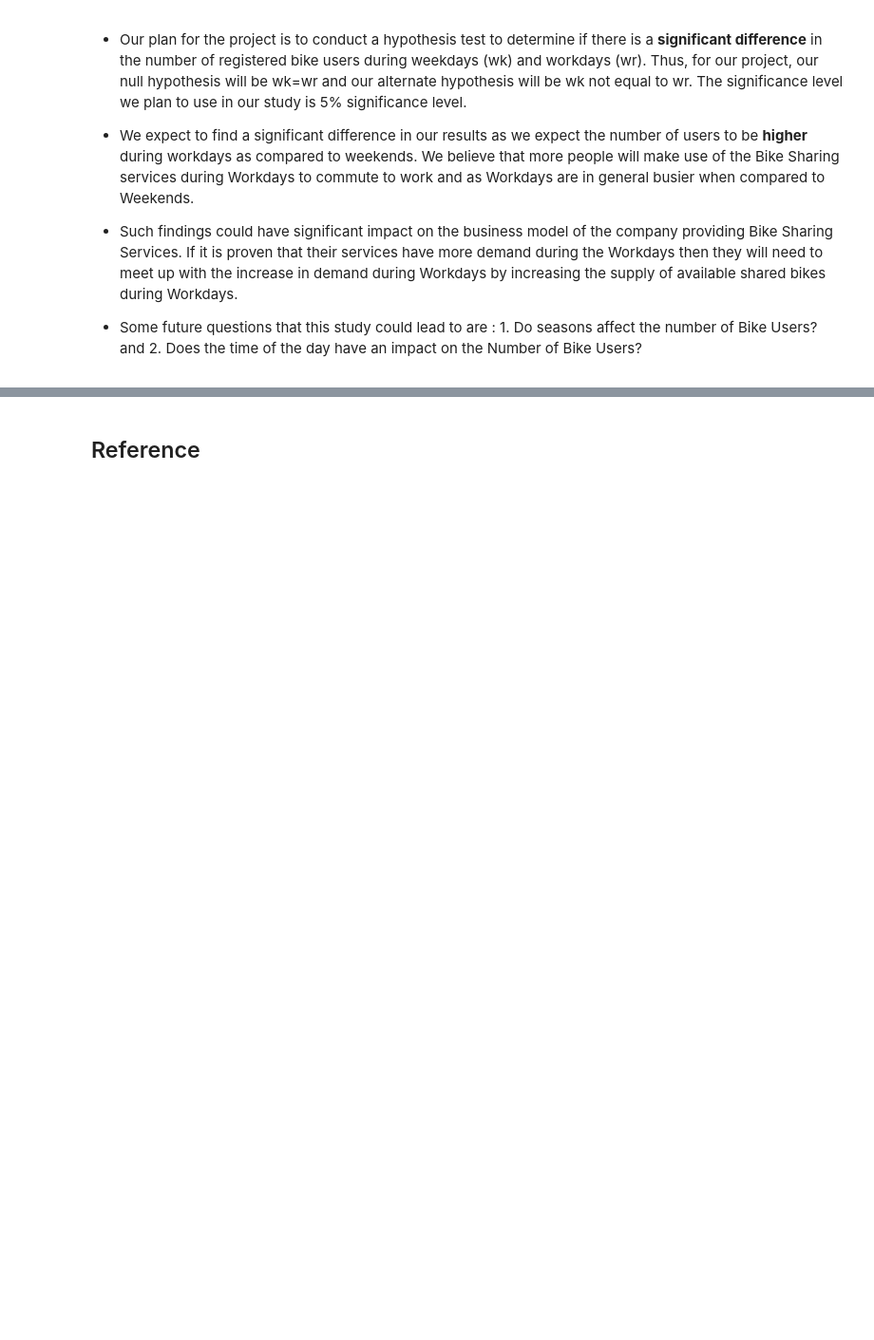
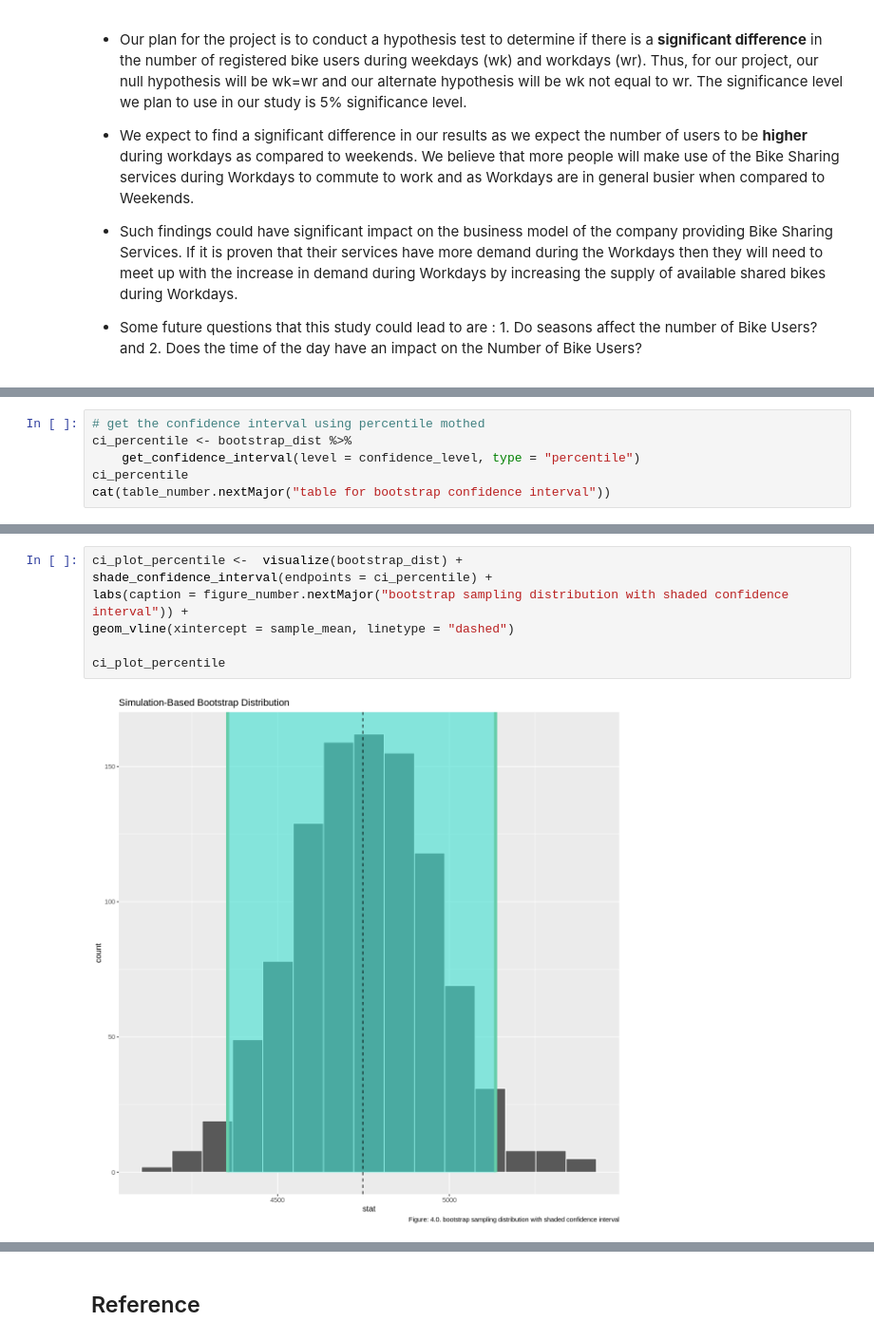
Before and after one commit to Sparsh16/STAT-201-Group-Project, a Jupyter notebook: Proposal.ipynb, the cells around one changed output, grey strips where cells are left out. Shown at 95% size. Saved outputs shown, nothing was run; the diff lists cells and outputs as text; blank space fills up the shorter version.

```diff
--- a/Proposal.ipynb
+++ b/Proposal.ipynb
@@ -180,0 +235,6 @@ A tibble: 3 × 3
+# %%
+# get the confidence interval using percentile mothed
+ci_percentile <- bootstrap_dist %>%
+    get_confidence_interval(level = confidence_level, type = "percentile")
+ci_percentile
+cat(table_number.nextMajor("table for bootstrap confidence interval"))
@@ -180,0 +247,9 @@ A tibble: 3 × 3
+# %%
+ci_plot_percentile <-  visualize(bootstrap_dist) +
+shade_confidence_interval(endpoints = ci_percentile) +
+labs(caption = figure_number.nextMajor("bootstrap sampling distribution with shaded confidence interval")) +
+geom_vline(xintercept = sample_mean, linetype = "dashed")
+
+ci_plot_percentile
+# %% [output]
+[figure, added]
```
Also changed, not shown: parts of 20 cells of this notebook.
